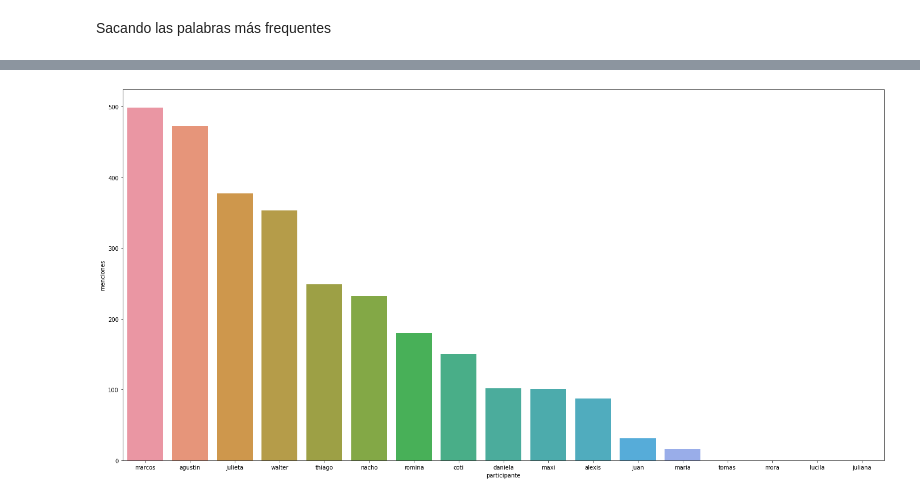
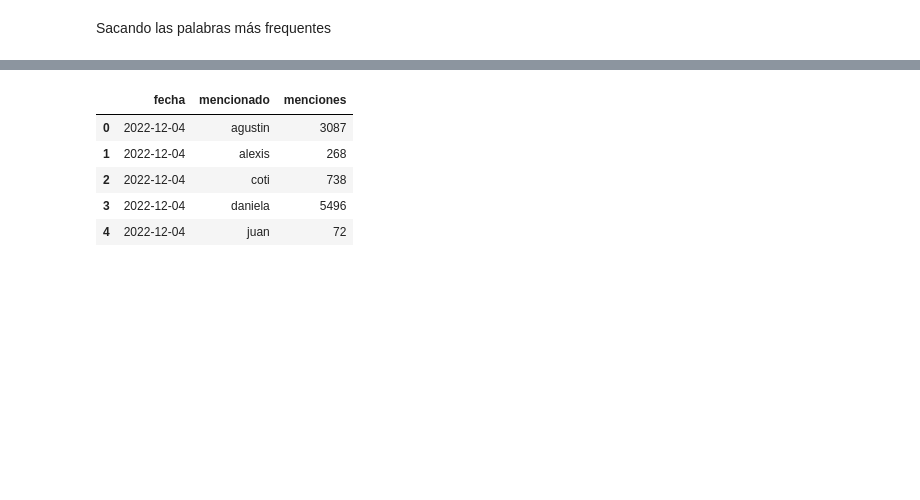
Before and after one commit to nvrancovich/gh22-twitter-PLN, a Jupyter notebook: notebooks/menciones.ipynb, the cells around one changed output, grey strips where cells are left out. Cells and saved outputs as stored; diff of their text form; code cells hidden in the pictures; blank space fills up the shorter version.

```diff
--- a/notebooks/menciones.ipynb
+++ b/notebooks/menciones.ipynb
@@ -124,0 +85,3 @@ conteo
+# %%
+df['Tweet'] = df['Tweet'].str.lower()
+df['mencionados'] = df['Tweet'].apply(filtro)
@@ -125 +107,11 @@ conteo
+# %%
+df = pd.DataFrame(conteo).groupby(['fecha','mencionado']).count().reset_index()
+df.head()
+# %% [output]
+|  | fecha | mencionado | menciones |
+| 0 | 2022-12-04 | agustin | 3087 |
+| 1 | 2022-12-04 | alexis | 268 |
+| 2 | 2022-12-04 | coti | 738 |
+| 3 | 2022-12-04 | daniela | 5496 |
+| 4 | 2022-12-04 | juan | 72 |
 # %%
@@ -130,6 +119,0 @@ df_menciones = pd.DataFrame({'participante':[participante for participante in co
-# %%
-plt.figure(figsize=(24,12))
-sns.barplot(data=df_menciones, x='participante', y='menciones',order=df_menciones.sort_values('menciones', ascending=False).participante)
-plt.show()
-# %% [output]
-[figure, removed]
```
Also changed, not shown: parts of 26 cells of this notebook.
